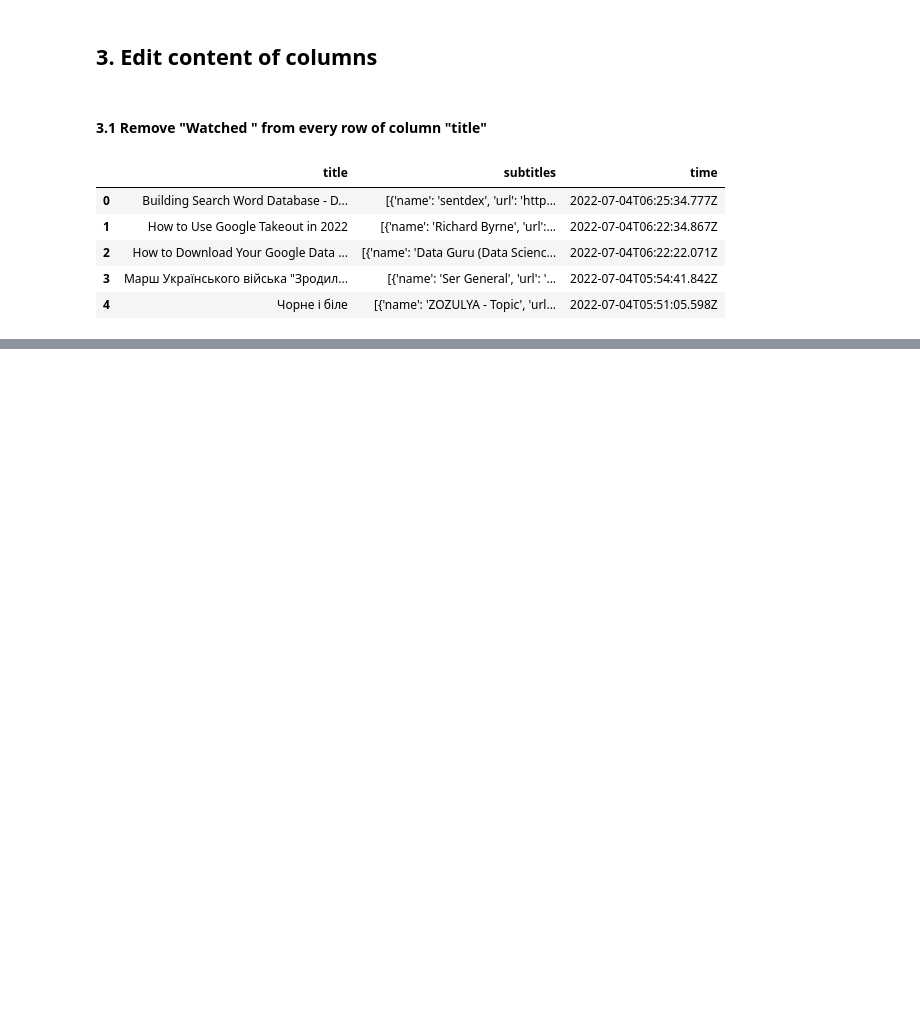
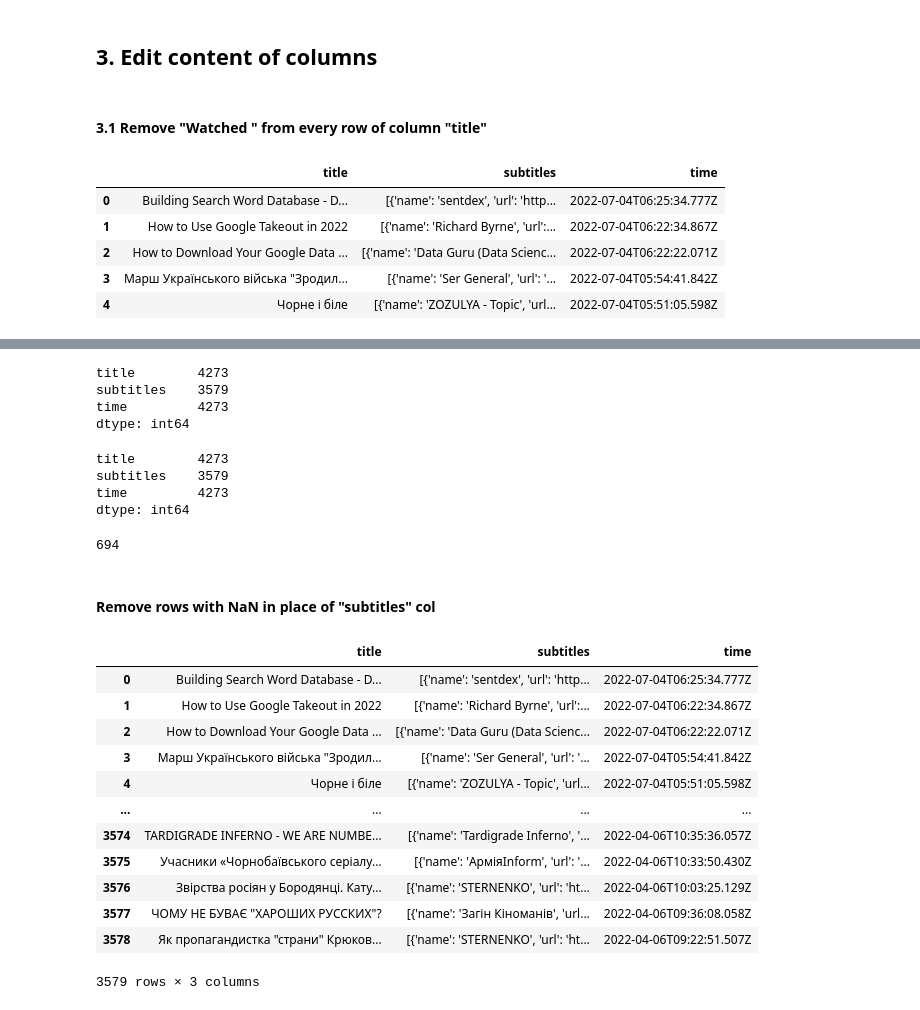
Before and after one commit to SanAntonik/yt_activity_analysis, a Jupyter notebook: explore.ipynb, the cells around one changed output, grey strips where cells are left out. Drawn from its saved outputs; the diff is of its cells as text; code cells hidden in the pictures; blank space fills up the shorter version.

```diff
--- a/explore.ipynb
+++ b/explore.ipynb
@@ -47,0 +42,3 @@ df.head(2)
+# %%
+pd.set_option('display.max_colwidth', None) # show full df info
+df.head(2)
@@ -62,0 +94,15 @@ df.head()
+# %%
+df["subtitles"][0][0]["name"]
+# for row in range(df.shape[0]):
+#     print(row)
+#     print(df["subtitles"][row][0]["name"])
+# [df["subtitles"][row][0]["name"] for row in range(df.shape[0])]
+df.shape[0]
+# df["subtitles"].apply(lambda x: )
+# df["subtitles"]
+df.count()
+# %% [output]
+title        4273
+subtitles    3579
+time         4273
+dtype: int64
@@ -62,0 +111,37 @@ df.head()
+# %%
+df.count()
+# %% [output]
+title        4273
+subtitles    3579
+time         4273
+dtype: int64
+# %%
+# for row in range(df.shape[0]):
+#     # print(row)
+#     # print(df["subtitles"][row][0]["name"])
+#     # df['your column name'].isnull().values.any()
+#     if df["subtitles"].isnull().values.any():
+#         print(df)
+df['subtitles'].isna().sum()
+# %% [output]
+694
+# %% [markdown]
+#### Remove rows with NaN in place of "subtitles" col
+# %%
+df = df[df["subtitles"].notna()]
+df = df.reset_index(drop=True)
+df
+# %% [output]
+|  | title | subtitles | time |
+| 0 | Building Search Word Database - D... | [{'name': 'sentdex', 'url': 'http... | 2022-07-04T06:25:34.777Z |
+| 1 | How to Use Google Takeout in 2022 | [{'name': 'Richard Byrne', 'url':... | 2022-07-04T06:22:34.867Z |
+| 2 | How to Download Your Google Data ... | [{'name': 'Data Guru (Data Scienc... | 2022-07-04T06:22:22.071Z |
+| 3 | Марш Українського війська "Зродил... | [{'name': 'Ser General', 'url': '... | 2022-07-04T05:54:41.842Z |
+| 4 | Чорне і біле | [{'name': 'ZOZULYA - Topic', 'url... | 2022-07-04T05:51:05.598Z |
+| ... | ... | ... | ... |
+| 3574 | TARDIGRADE INFERNO - WE ARE NUMBE... | [{'name': 'Tardigrade Inferno', '... | 2022-04-06T10:35:36.057Z |
+| 3575 | Учасники «Чорнобаївського серіалу... | [{'name': 'АрміяInform', 'url': '... | 2022-04-06T10:33:50.430Z |
+| 3576 | Звірства росіян у Бородянці. Кату... | [{'name': 'STERNENKO', 'url': 'ht... | 2022-04-06T10:03:25.129Z |
+| 3577 | ЧОМУ НЕ БУВАЄ "ХАРОШИХ РУССКИХ"? | [{'name': 'Загін Кіноманів', 'url... | 2022-04-06T09:36:08.058Z |
+| 3578 | Як пропагандистка "страни" Крюков... | [{'name': 'STERNENKO', 'url': 'ht... | 2022-04-06T09:22:51.507Z |
+3579 rows × 3 columns
```
Also changed, not shown: parts of 7 cells of this notebook.
